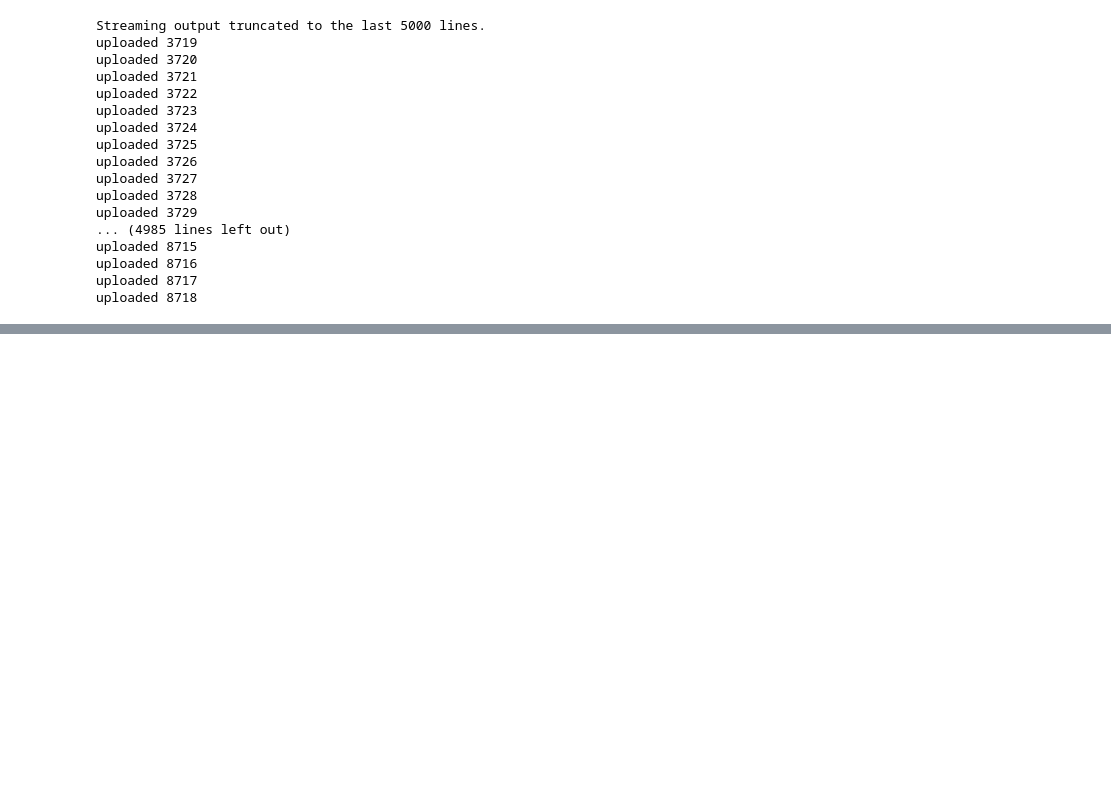
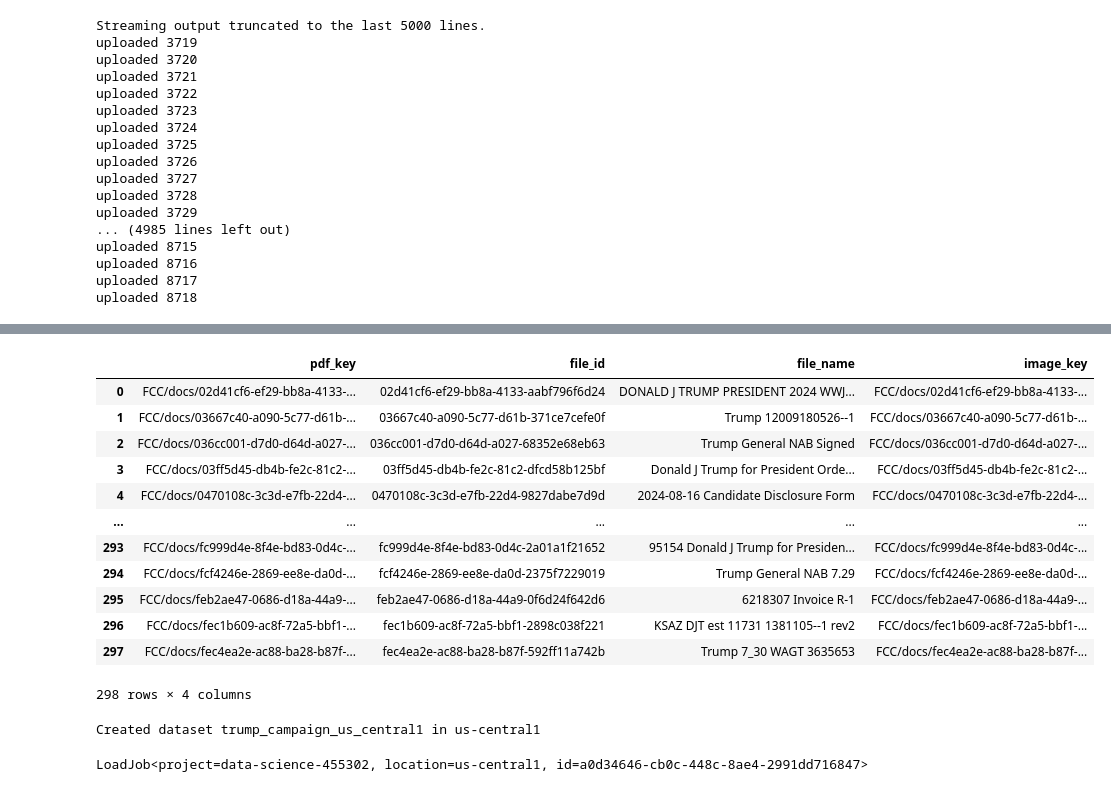
Before and after one commit to densmyslov/bq-hackathon, a Jupyter notebook: notebooks/0_load_trump_pdfs_gcp_bucket.ipynb, the cells around one changed output, grey strips where cells are left out. Saved outputs shown, nothing was run; the diff lists cells and outputs as text; code cells hidden in the pictures; blank space fills up the shorter version.

```diff
--- a/notebooks/0_load_trump_pdfs_gcp_bucket.ipynb
+++ b/notebooks/0_load_trump_pdfs_gcp_bucket.ipynb
@@ -550,0 +647,16 @@ def extract_and_upload_pdf_gcs(
+# %%
+df
+# %% [output]
+|  | pdf_key | file_id | file_name | image_key |
+| 0 | FCC/docs/02d41cf6-ef29-bb8a-4133-... | 02d41cf6-ef29-bb8a-4133-aabf796f6d24 | DONALD J TRUMP PRESIDENT 2024 WWJ... | FCC/docs/02d41cf6-ef29-bb8a-4133-... |
+| 1 | FCC/docs/03667c40-a090-5c77-d61b-... | 03667c40-a090-5c77-d61b-371ce7cefe0f | Trump 12009180526--1 | FCC/docs/03667c40-a090-5c77-d61b-... |
+| 2 | FCC/docs/036cc001-d7d0-d64d-a027-... | 036cc001-d7d0-d64d-a027-68352e68eb63 | Trump General NAB Signed | FCC/docs/036cc001-d7d0-d64d-a027-... |
+| 3 | FCC/docs/03ff5d45-db4b-fe2c-81c2-... | 03ff5d45-db4b-fe2c-81c2-dfcd58b125bf | Donald J Trump for President Orde... | FCC/docs/03ff5d45-db4b-fe2c-81c2-... |
+| 4 | FCC/docs/0470108c-3c3d-e7fb-22d4-... | 0470108c-3c3d-e7fb-22d4-9827dabe7d9d | 2024-08-16 Candidate Disclosure Form | FCC/docs/0470108c-3c3d-e7fb-22d4-... |
+| ... | ... | ... | ... | ... |
+| 293 | FCC/docs/fc999d4e-8f4e-bd83-0d4c-... | fc999d4e-8f4e-bd83-0d4c-2a01a1f21652 | 95154 Donald J Trump for Presiden... | FCC/docs/fc999d4e-8f4e-bd83-0d4c-... |
+| 294 | FCC/docs/fcf4246e-2869-ee8e-da0d-... | fcf4246e-2869-ee8e-da0d-2375f7229019 | Trump General NAB 7.29 | FCC/docs/fcf4246e-2869-ee8e-da0d-... |
+| 295 | FCC/docs/feb2ae47-0686-d18a-44a9-... | feb2ae47-0686-d18a-44a9-0f6d24f642d6 | 6218307 Invoice R-1 | FCC/docs/feb2ae47-0686-d18a-44a9-... |
+| 296 | FCC/docs/fec1b609-ac8f-72a5-bbf1-... | fec1b609-ac8f-72a5-bbf1-2898c038f221 | KSAZ DJT est 11731 1381105--1 rev2 | FCC/docs/fec1b609-ac8f-72a5-bbf1-... |
+| 297 | FCC/docs/fec4ea2e-ac88-ba28-b87f-... | fec4ea2e-ac88-ba28-b87f-592ff11a742b | Trump 7_30 WAGT 3635653 | FCC/docs/fec4ea2e-ac88-ba28-b87f-... |
+298 rows × 4 columns
@@ -550,0 +682,15 @@ def extract_and_upload_pdf_gcs(
+# %%
+from google.cloud import bigquery
+
+PROJECT_ID = "data-science-455302"
+DATASET_ID = "trump_campaign_us_central1"
+
+bq_client = bigquery.Client(project=PROJECT_ID)
+
+# Create dataset in us-central1
+dataset_ref = bigquery.Dataset(f"{PROJECT_ID}.{DATASET_ID}")
+dataset_ref.location = "us-central1"
+bq_client.create_dataset(dataset_ref, exists_ok=True)
+print(f"Created dataset {DATASET_ID} in us-central1")
+# %% [output]
+Created dataset trump_campaign_us_central1 in us-central1
@@ -550,0 +703,8 @@ def extract_and_upload_pdf_gcs(
+# %%
+
+load_job = bq_client.load_table_from_dataframe(
+    df, table_ref, job_config=job_config
+)
+load_job.result()
+# %% [output]
+LoadJob<project=data-science-455302, location=us-central1, id=a0d34646-cb0c-448c-8ae4-2991dd716847>
```
Also changed, not shown: parts of 26 cells of this notebook.
